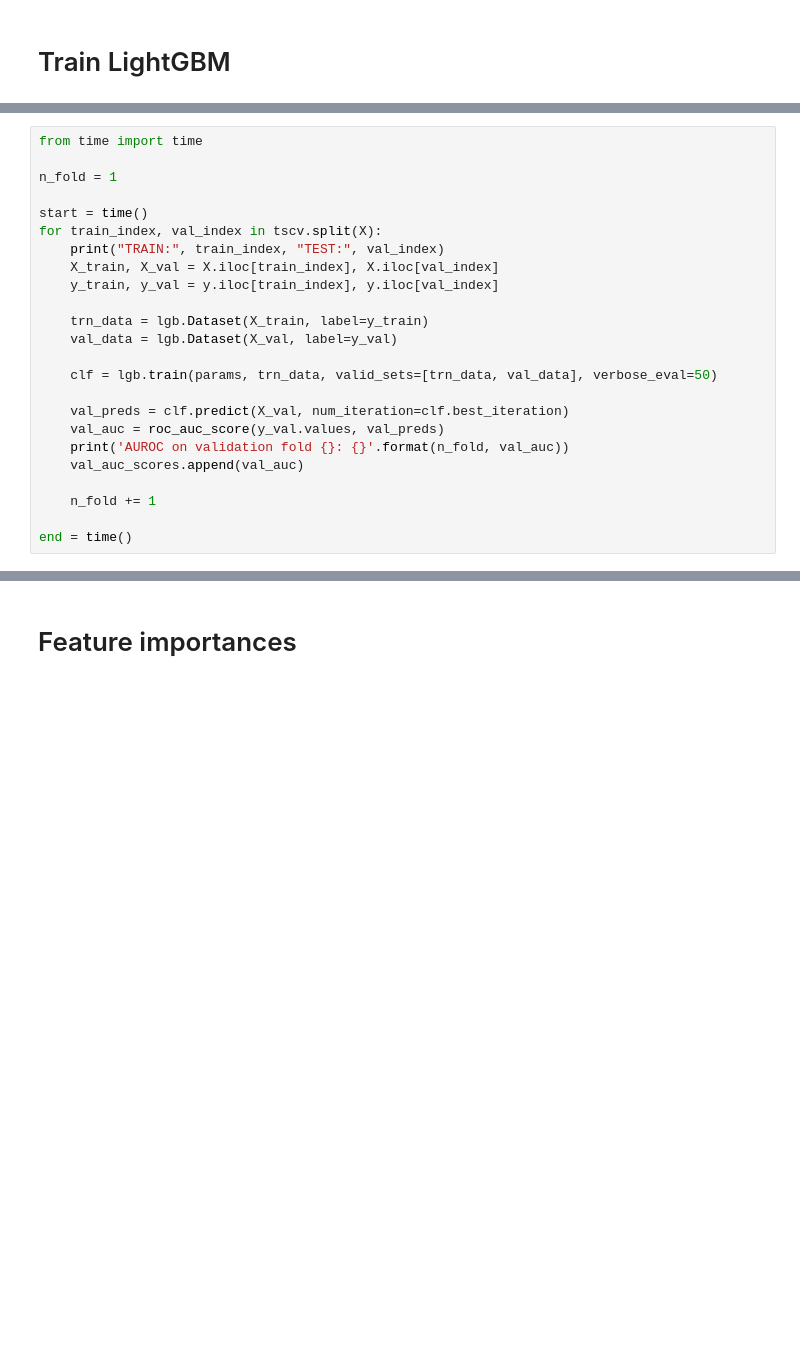
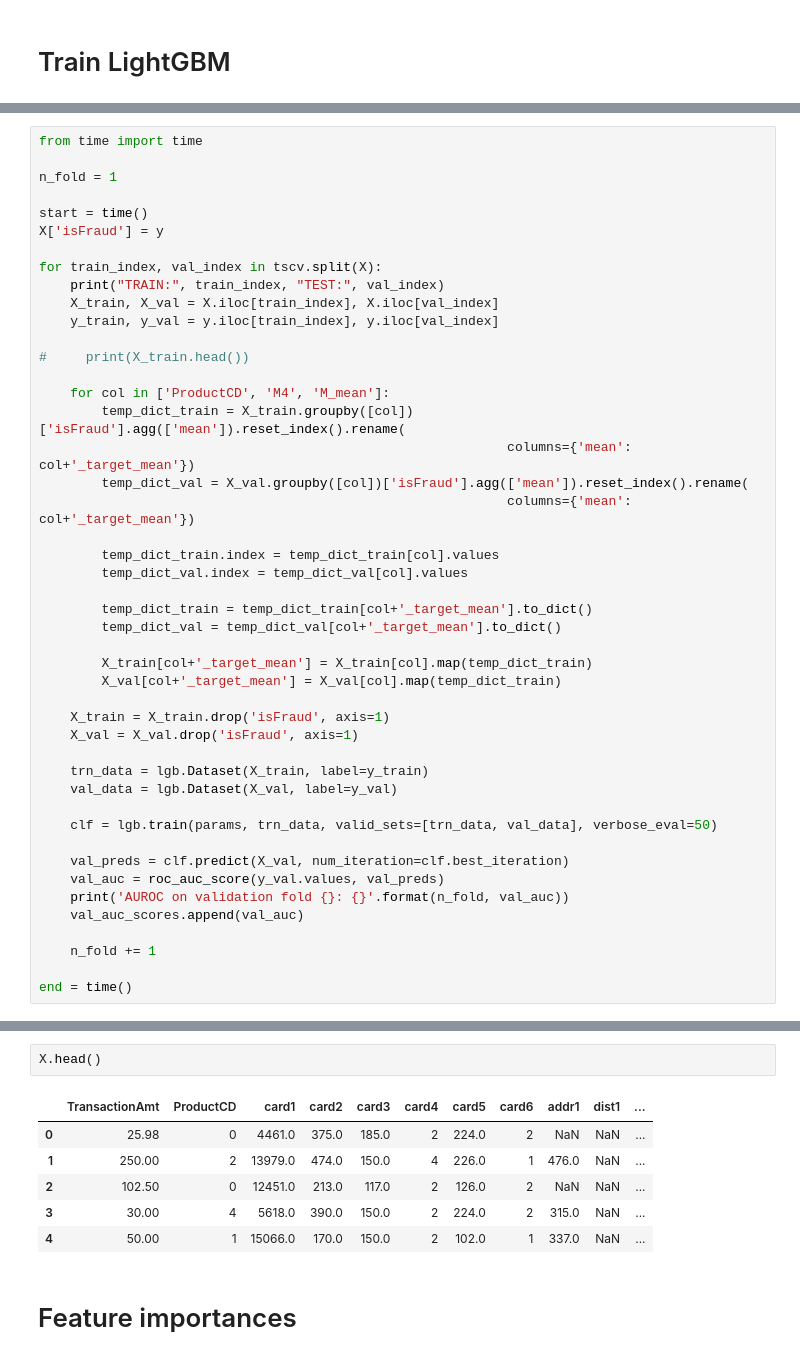
Before and after one commit to cchadha2/ieee_fraud, a Jupyter notebook: notebooks/important_findings/feature_engineering_top_kernel_1.5.1.ipynb, the cells around one changed output, grey strips where cells are left out. Cells and saved outputs as stored; diff of their text form; blank space fills up the shorter version.

```diff
--- a/notebooks/important_findings/feature_engineering_top_kernel_1.5.1.ipynb
+++ b/notebooks/important_findings/feature_engineering_top_kernel_1.5.1.ipynb
@@ -477,10 +571,32 @@ from time import time
 n_fold = 1
 
 start = time()
+X['isFraud'] = y
+
 for train_index, val_index in tscv.split(X):
     print("TRAIN:", train_index, "TEST:", val_index)
     X_train, X_val = X.iloc[train_index], X.iloc[val_index]
     y_train, y_val = y.iloc[train_index], y.iloc[val_index]
+
+#     print(X_train.head())
+
+    for col in ['ProductCD', 'M4', 'M_mean']:
+        temp_dict_train = X_train.groupby([col])['isFraud'].agg(['mean']).reset_index().rename(
+                                                            columns={'mean': col+'_target_mean'})
+        temp_dict_val = X_val.groupby([col])['isFraud'].agg(['mean']).reset_index().rename(
+                                                            columns={'mean': col+'_target_mean'})
+
+        temp_dict_train.index = temp_dict_train[col].values
+        temp_dict_val.index = temp_dict_val[col].values
+
+        temp_dict_train = temp_dict_train[col+'_target_mean'].to_dict()
+        temp_dict_val = temp_dict_val[col+'_target_mean'].to_dict()
+
+        X_train[col+'_target_mean'] = X_train[col].map(temp_dict_train)
+        X_val[col+'_target_mean'] = X_val[col].map(temp_dict_train)
+
+    X_train = X_train.drop('isFraud', axis=1)
+    X_val = X_val.drop('isFraud', axis=1)
 
     trn_data = lgb.Dataset(X_train, label=y_train)
     val_data = lgb.Dataset(X_val, label=y_val)
@@ -512,3 +800,12 @@ val_auc_scores
+# %%
+X.head()
+# %% [output]
+|  | TransactionAmt | ProductCD | card1 | card2 | card3 | card4 | card5 | card6 | addr1 | dist1 | ... |
+| 0 | 25.98 | 0 | 4461.0 | 375.0 | 185.0 | 2 | 224.0 | 2 | NaN | NaN | ... |
+| 1 | 250.00 | 2 | 13979.0 | 474.0 | 150.0 | 4 | 226.0 | 1 | 476.0 | NaN | ... |
+| 2 | 102.50 | 0 | 12451.0 | 213.0 | 117.0 | 2 | 126.0 | 2 | NaN | NaN | ... |
+| 3 | 30.00 | 4 | 5618.0 | 390.0 | 150.0 | 2 | 224.0 | 2 | 315.0 | NaN | ... |
+| 4 | 50.00 | 1 | 15066.0 | 170.0 | 150.0 | 2 | 102.0 | 1 | 337.0 | NaN | ... |
 # %% [markdown]
 # Feature importances
 # %%
```
Also changed, not shown: parts of 32 cells of this notebook, 11 other files.
